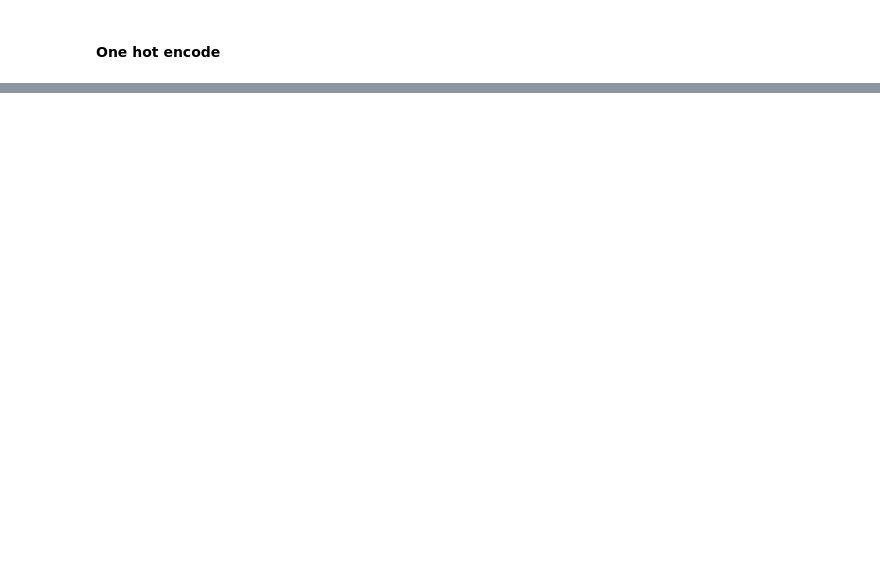
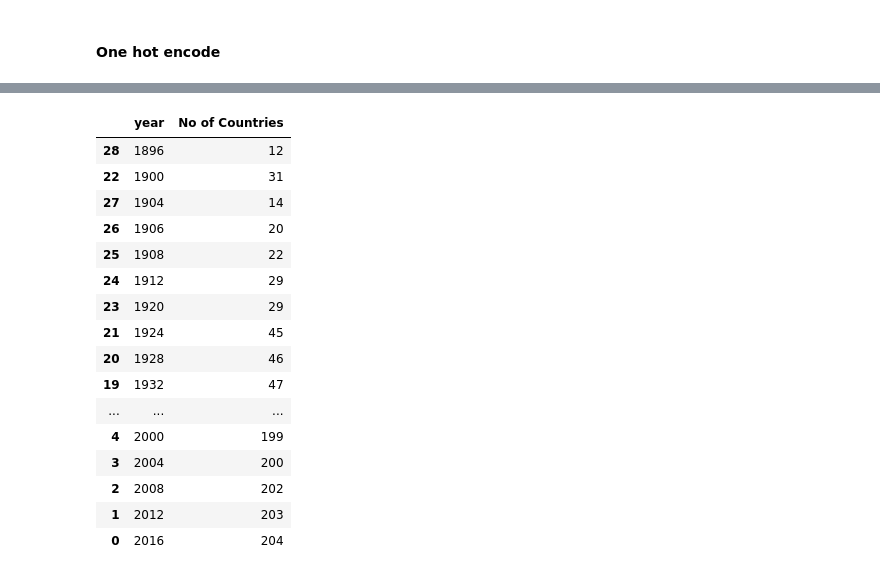
Before and after one commit to Uqbaahmad/Olympics-Analysis, a Jupyter notebook: olympics.ipynb, the cells around one changed output, grey strips where cells are left out. Saved outputs shown, nothing was run; the diff lists cells and outputs as text; code cells hidden in the pictures; blank space fills up the shorter version.

```diff
--- a/olympics.ipynb
+++ b/olympics.ipynb
@@ -102,0 +417,25 @@ fetch_mdeal_tally(year=2016, country='France')
+# %%
+nations_over_time = df.drop_duplicates(['Year', 'region'])['Year'].value_counts().reset_index().sort_values('index')
+# %%
+# Rename Columne
+nations_over_time.rename(columns={'index':"year", "Year": "No of Countries"}, inplace=True)
+# %%
+nations_over_time
+# %% [output]
+|  | year | No of Countries |
+| 28 | 1896 | 12 |
+| 22 | 1900 | 31 |
+| 27 | 1904 | 14 |
+| 26 | 1906 | 20 |
+| 25 | 1908 | 22 |
+| 24 | 1912 | 29 |
+| 23 | 1920 | 29 |
+| 21 | 1924 | 45 |
+| 20 | 1928 | 46 |
+| 19 | 1932 | 47 |
+| ... | ... | ... |
+| 4 | 2000 | 199 |
+| 3 | 2004 | 200 |
+| 2 | 2008 | 202 |
+| 1 | 2012 | 203 |
+| 0 | 2016 | 204 |
```
Also changed, not shown: parts of 46 cells of this notebook, 3 other files.
